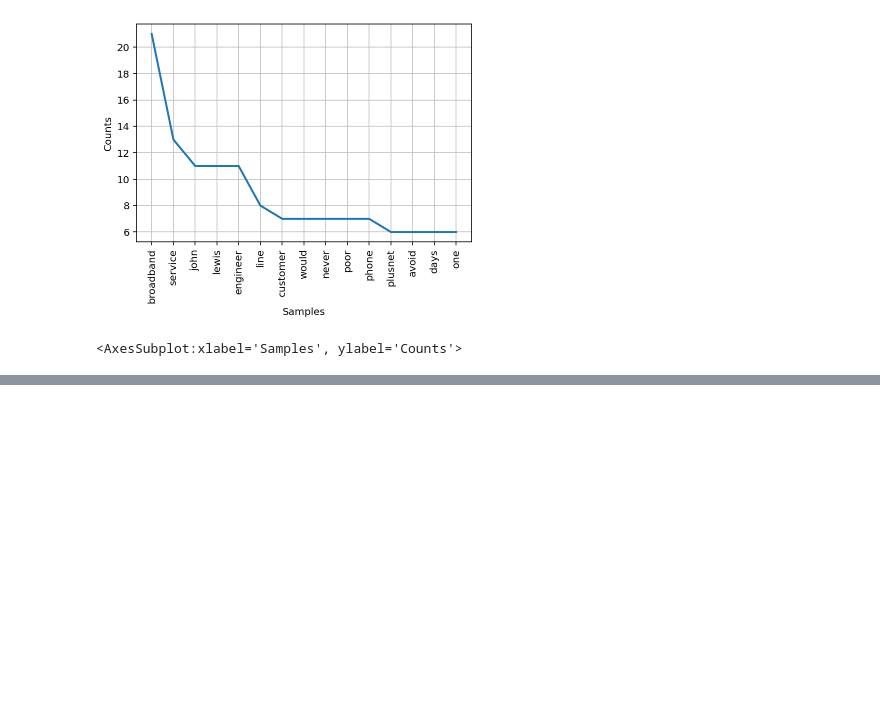
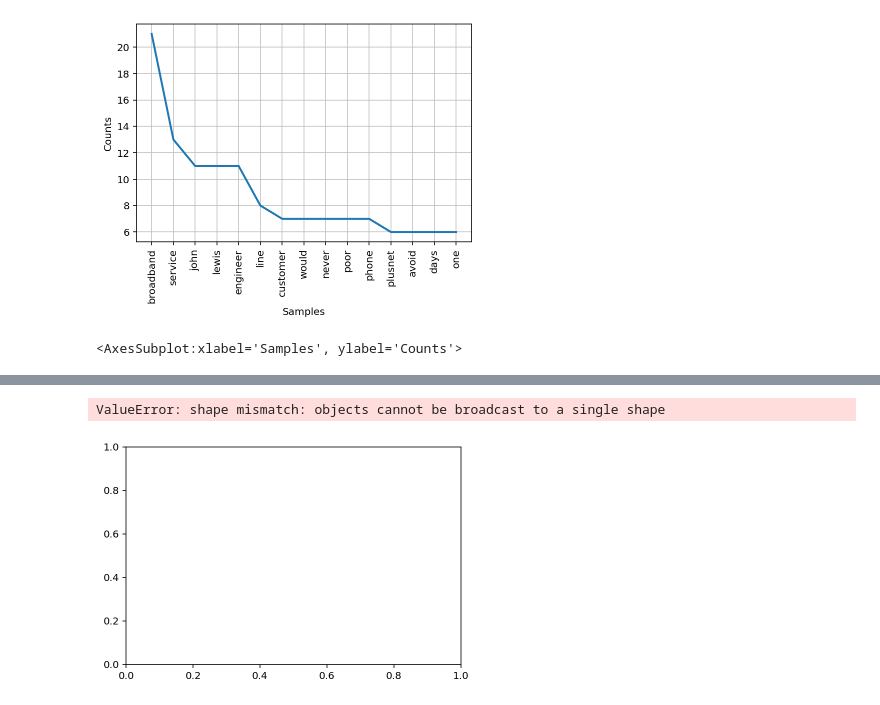
Before and after one commit to ThomasScattergoodQualitest/AutomationEnabler3, a Jupyter notebook: JLCSV.ipynb, the cells around one changed output, grey strips where cells are left out. Drawn from its saved outputs; the diff is of its cells as text; code cells hidden in the pictures; blank space fills up the shorter version.

```diff
--- a/JLCSV.ipynb
+++ b/JLCSV.ipynb
@@ -144,6 +146,7 @@ contractions = {
 stop_words = set(stopwords.words("english"))
 # %%
 data = pd.read_csv('JLALLPages.csv')
+JLframe = data
 data
 # %% [output]
 |  | Review | Date |
@@ -357,0 +405,11 @@ fw_fd.plot(15, cumulative=False)
+# %%
+JLframe2 = JLframe.groupby('Year').agg({'Package': 'mean', 'Customer': 'mean',
+                                       'Broadband': 'mean', 'Overall': 'mean'}).reset_index()
+JLframe2
+year = JLframe['Year']
+package = JLframe2['Package']
+customer = JLframe2['Customer']
+broadband = JLframe2['Broadband']
+overall = JLframe2['Overall']
+
+print(JLframe['Package'])
@@ -357,0 +435,14 @@ fw_fd.plot(15, cumulative=False)
+# %%
+plt.bar(year, package, label="Package")
+#plt.bar(year, customer)
+#plt.bar(year, broadband)
+#plt.bar(JLframe2['Year'], JLframe2['Overall'])
+plt.title('Average Ratings per Year')
+plt.xlabel('Date')
+plt.ylabel('Rating score')
+plt.legend(loc='upper center', bbox_to_anchor=(0.5, -0.2),
+          ncol=3, fancybox=True, shadow=True)
+plt.show()
+# %% [output]
+ValueError: shape mismatch: objects cannot be broadcast to a single shape
+[figure, added]
```
Also changed, not shown: parts of 5 cells of this notebook, 3 other files.
